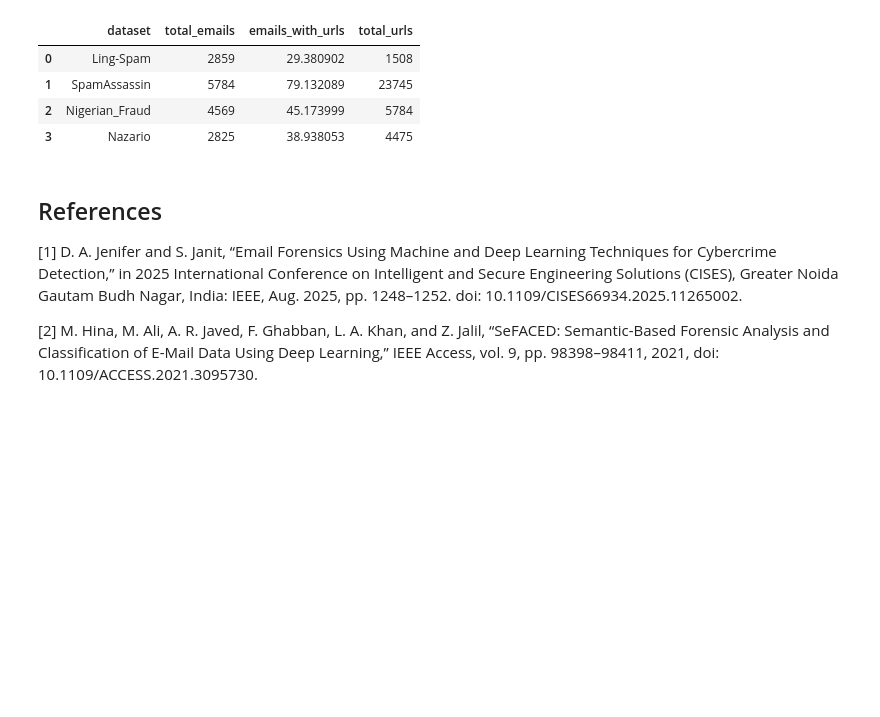
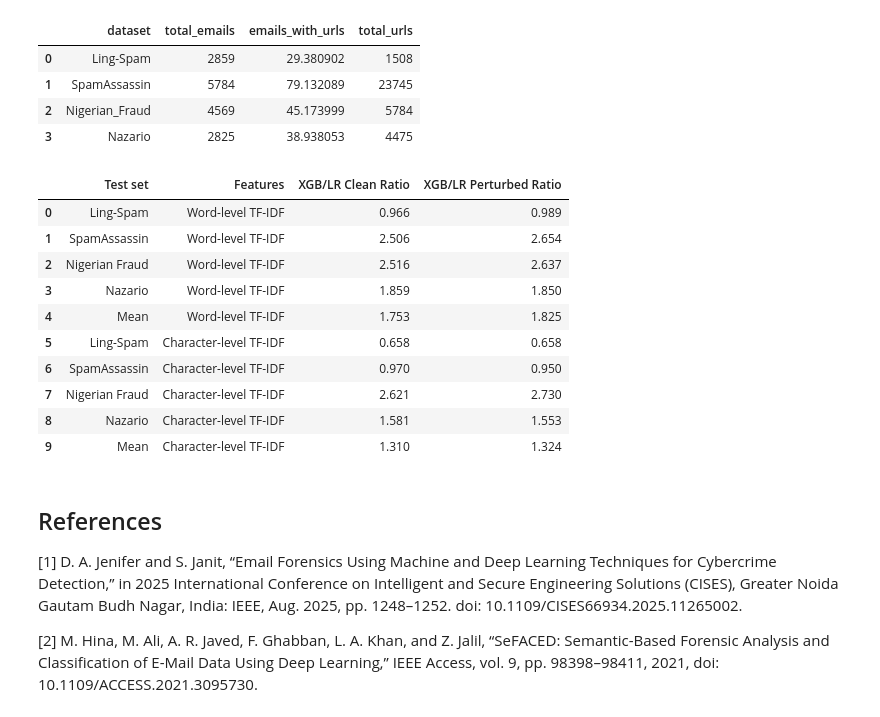
Before and after one commit to emilkle/IMT4210_ML_project, a Jupyter notebook: forensic_project.ipynb, the cells around one changed output. Drawn from its saved outputs; the diff is of its cells as text; code cells hidden in the pictures; blank space fills up the shorter version.

```diff
--- a/forensic_project.ipynb
+++ b/forensic_project.ipynb
@@ -1099,6 +1108,64 @@ url_counts_df
 | 1 | SpamAssassin | 5784 | 79.132089 | 23745 |
 | 2 | Nigerian_Fraud | 4569 | 45.173999 | 5784 |
 | 3 | Nazario | 2825 | 38.938053 | 4475 |
+# %%
+# Create a result table to compare the performance of the classifiers.
+# created manually based on the results in the report to avoid re-running the code
+
+columns = [
+    "Test set",
+    "XGB Clean", "XGB Perturbed", "XGB Delta",
+    "LR Clean", "LR Perturbed", "LR Delta",
+]
+
+word_level_rows = [
+    ["Ling-Spam",      0.477, 0.468, -0.009, 0.494, 0.473, -0.021],
+    ["SpamAssassin",   0.614, 0.653,  0.039, 0.245, 0.246,  0.001],
+    ["Nigerian Fraud", 0.561, 0.588,  0.027, 0.223, 0.223,  0.000],
+    ["Nazario",        0.593, 0.590, -0.003, 0.319, 0.319,  0.000],
+    ["Mean",           0.561, 0.575,  0.014, 0.320, 0.315, -0.005],
+]
+
+character_level_rows = [
+    ["Ling-Spam",      0.412, 0.411, -0.001, 0.626, 0.625, -0.001],
+    ["SpamAssassin",   0.227, 0.227,  0.000, 0.234, 0.239,  0.005],
+    ["Nigerian Fraud", 0.705, 0.759,  0.054, 0.269, 0.278,  0.009],
+    ["Nazario",        0.789, 0.789,  0.000, 0.499, 0.508,  0.009],
+    ["Mean",           0.533, 0.547,  0.013, 0.407, 0.413,  0.006],
+]
+
+word_tabel = pd.DataFrame(word_level_rows, columns=columns)
+word_tabel["Features"] = "Word-level TF-IDF"
+
+character_table = pd.DataFrame(character_level_rows, columns=columns)
+character_table["Features"] = "Character-level TF-IDF"
+
+prediction_scores = pd.concat([word_tabel, character_table], ignore_index=True)
+
+prediction_scores["XGB/LR Clean Ratio"] = prediction_scores["XGB Clean"] / prediction_scores["LR Clean"]
+
+prediction_scores["XGB/LR Perturbed Ratio"] = prediction_scores["XGB Perturbed"] / prediction_scores["LR Perturbed"]
+
+prediction_scores[
+    [
+        "Test set",
+        "Features",
+        "XGB/LR Clean Ratio",
+        "XGB/LR Perturbed Ratio"
+    ]
+].round(3)
+# %% [output]
+|  | Test set | Features | XGB/LR Clean Ratio | XGB/LR Perturbed Ratio |
+| 0 | Ling-Spam | Word-level TF-IDF | 0.966 | 0.989 |
+| 1 | SpamAssassin | Word-level TF-IDF | 2.506 | 2.654 |
+| 2 | Nigerian Fraud | Word-level TF-IDF | 2.516 | 2.637 |
+| 3 | Nazario | Word-level TF-IDF | 1.859 | 1.850 |
+| 4 | Mean | Word-level TF-IDF | 1.753 | 1.825 |
+| 5 | Ling-Spam | Character-level TF-IDF | 0.658 | 0.658 |
+| 6 | SpamAssassin | Character-level TF-IDF | 0.970 | 0.950 |
+| 7 | Nigerian Fraud | Character-level TF-IDF | 2.621 | 2.730 |
+| 8 | Nazario | Character-level TF-IDF | 1.581 | 1.553 |
+| 9 | Mean | Character-level TF-IDF | 1.310 | 1.324 |
 # %% [markdown]
 ## References
 
```
Also changed, not shown: parts of 10 cells of this notebook.
